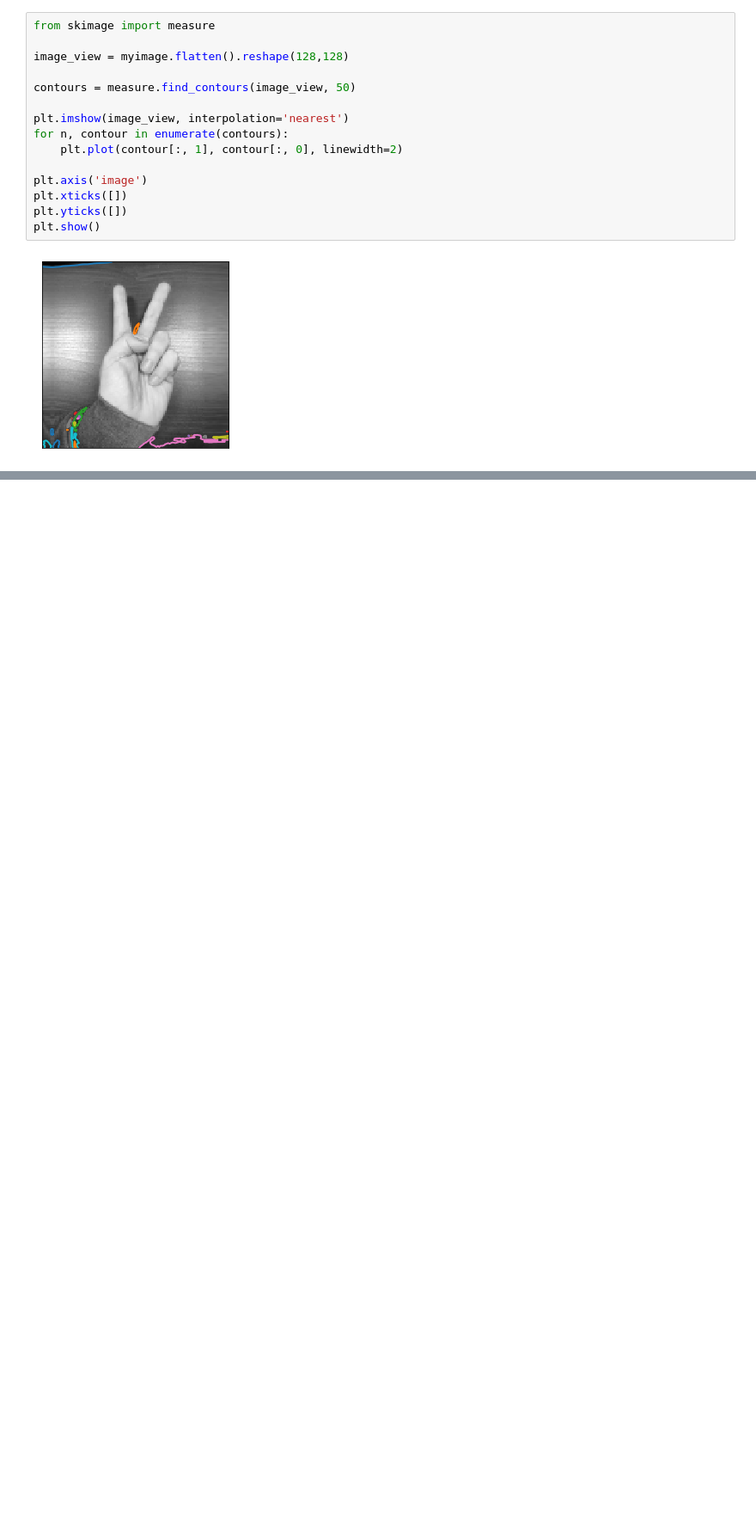
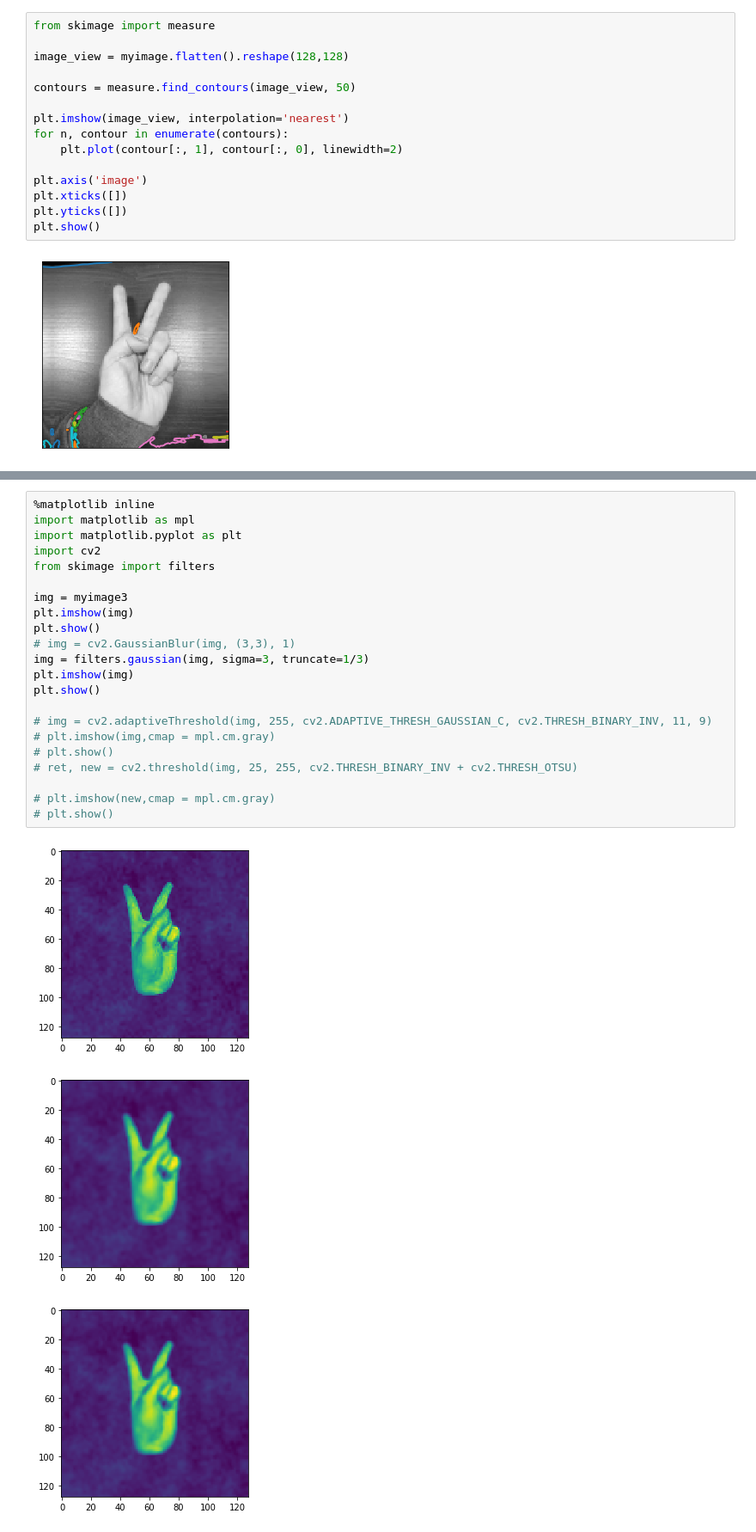
Before and after one commit to rezar12/DataScience_and_ANN, a Jupyter notebook: finger_reko/image_preprocess_tests.ipynb, the cells around one changed output, grey strips where cells are left out. Shown at 86% size. Cells and saved outputs as stored; diff of their text form; blank space fills up the shorter version.

```diff
--- a/finger_reko/image_preprocess_tests.ipynb
+++ b/finger_reko/image_preprocess_tests.ipynb
@@ -175,0 +261,26 @@ plt.show()
+# %%
+%matplotlib inline
+import matplotlib as mpl
+import matplotlib.pyplot as plt
+import cv2
+from skimage import filters
+
+img = myimage3
+plt.imshow(img)
+plt.show()
+# img = cv2.GaussianBlur(img, (3,3), 1)
+img = filters.gaussian(img, sigma=3, truncate=1/3)
+plt.imshow(img)
+plt.show()
+
+# img = cv2.adaptiveThreshold(img, 255, cv2.ADAPTIVE_THRESH_GAUSSIAN_C, cv2.THRESH_BINARY_INV, 11, 9)
+# plt.imshow(img,cmap = mpl.cm.gray)
+# plt.show()
+# ret, new = cv2.threshold(img, 25, 255, cv2.THRESH_BINARY_INV + cv2.THRESH_OTSU)
+
+# plt.imshow(new,cmap = mpl.cm.gray)
+# plt.show()
+# %% [output]
+[figure, added]
+[figure, added]
+[figure, added]
```
Also changed, not shown: parts of 10 cells of this notebook.
